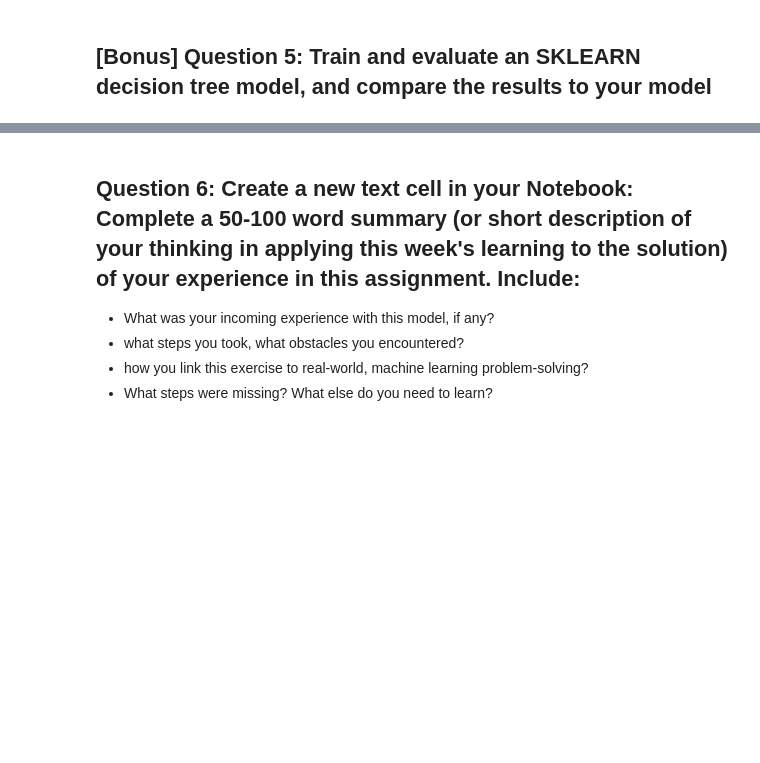
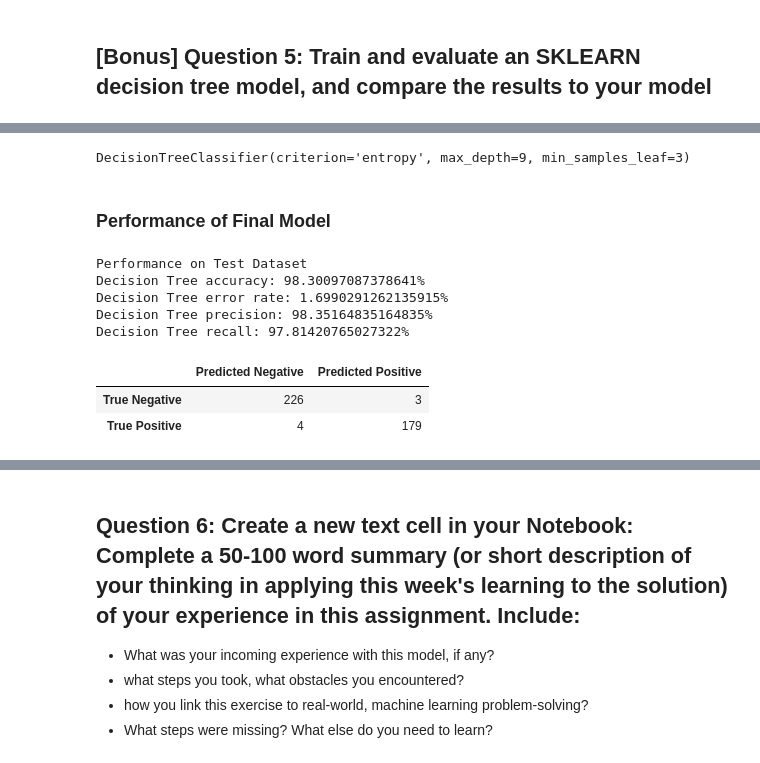
Before and after one commit to rodolfolermacontreras/ML_2_Assignment_2, a Jupyter notebook: MLEARN520-Lesson2-RodolfoLerma.ipynb, the cells around one changed output, grey strips where cells are left out. Cells and saved outputs as stored; diff of their text form; code cells hidden in the pictures; blank space fills up the shorter version.

```diff
--- a/MLEARN520-Lesson2-RodolfoLerma.ipynb
+++ b/MLEARN520-Lesson2-RodolfoLerma.ipynb
@@ -276,0 +346,33 @@ print('Accuracy: %s' % accuracy_score([row[-1] for row in test], predictions))
+# %%
+dt.fit(X_train, y_train)
+# %% [output]
+DecisionTreeClassifier(criterion='entropy', max_depth=9, min_samples_leaf=3)
+# %%
+y_predict = dt.predict(X_test)
+# %% [markdown]
+### Performance of Final Model
+# %%
+# from sklearn.metrics import accuracy_score
+from sklearn.metrics import *
+print('Performance on Test Dataset')
+print("Decision Tree accuracy: {}%".format(accuracy_score(y_test, y_predict)*100))
+print("Decision Tree error rate: {}%".format((1 - accuracy_score(y_test, y_predict))*100))
+print("Decision Tree precision: {}%".format(precision_score(y_test, y_predict)*100))
+print("Decision Tree recall: {}%".format(recall_score(y_test, y_predict)*100))
+# %% [output]
+Performance on Test Dataset
+Decision Tree accuracy: 98.30097087378641%
+Decision Tree error rate: 1.6990291262135915%
+Decision Tree precision: 98.35164835164835%
+Decision Tree recall: 97.81420765027322%
+# %%
+from sklearn.metrics import confusion_matrix
+pd.DataFrame(
+    confusion_matrix(y_test, y_predict),
+    columns=['Predicted Negative', 'Predicted Positive'],
+    index=['True Negative', 'True Positive'],
+)
+# %% [output]
+|  | Predicted Negative | Predicted Positive |
+| True Negative | 226 | 3 |
+| True Positive | 4 | 179 |
```
Also changed, not shown: parts of 44 cells of this notebook.
